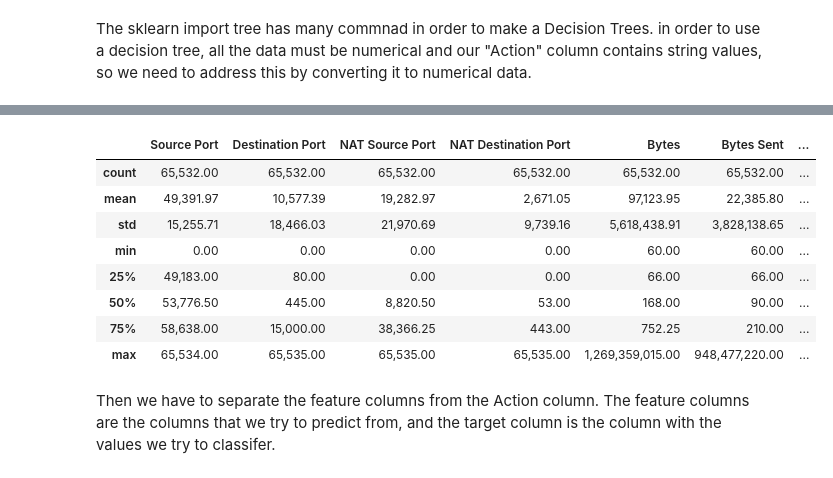
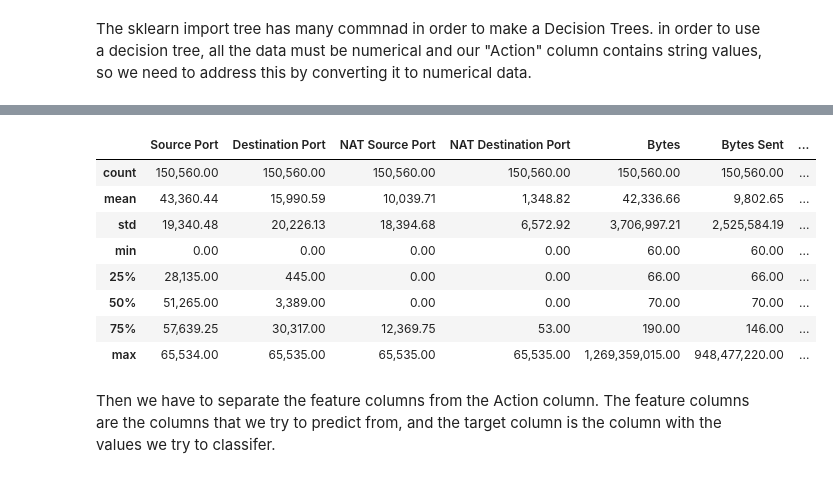
Before and after one commit to FabioTRamos/ML_CA1, a Jupyter notebook: CA1_ML.ipynb, the cells around one changed output, grey strips where cells are left out. Drawn from its saved outputs; the diff is of its cells as text; code cells hidden in the pictures.

```diff
--- a/CA1_ML.ipynb
+++ b/CA1_ML.ipynb
@@ -116,0 +165,10 @@ as I did not identify any missing values or gaps.
+# %%
+X = df.drop(columns=['Action'])
+y = df['Action']
+
+
+ros = RandomOverSampler(random_state=42)
+
+X_resampled, y_resampled = ros.fit_resample(X, y)
+df_resampled = pd.concat([X_resampled, y_resampled], axis=1)
+print("Distribuição após o oversampling:", Counter(y_resampled))
@@ -133,4 +215,4 @@ in order to use a decision tree, all the data must be numerical and our "Action"
 so we need to address this by converting it to numerical data.
 # %%
 d = {'allow': 0, 'deny': 1, 'drop': 2, 'reset-both': 3}
-df['Action'] = df['Action'].map(d)
+df_resampled['Action'] = df_resampled['Action'].map(d)
@@ -137,14 +226,14 @@ df['Action'] = df['Action'].map(d)
 # %%
-df.describe()
+df_resampled.describe()
 # %% [output]
 |  | Source Port | Destination Port | NAT Source Port | NAT Destination Port | Bytes | Bytes Sent | ... |
-| count | 65,532.00 | 65,532.00 | 65,532.00 | 65,532.00 | 65,532.00 | 65,532.00 | ... |
-| mean | 49,391.97 | 10,577.39 | 19,282.97 | 2,671.05 | 97,123.95 | 22,385.80 | ... |
-| std | 15,255.71 | 18,466.03 | 21,970.69 | 9,739.16 | 5,618,438.91 | 3,828,138.65 | ... |
+| count | 150,560.00 | 150,560.00 | 150,560.00 | 150,560.00 | 150,560.00 | 150,560.00 | ... |
+| mean | 43,360.44 | 15,990.59 | 10,039.71 | 1,348.82 | 42,336.66 | 9,802.65 | ... |
+| std | 19,340.48 | 20,226.13 | 18,394.68 | 6,572.92 | 3,706,997.21 | 2,525,584.19 | ... |
 | min | 0.00 | 0.00 | 0.00 | 0.00 | 60.00 | 60.00 | ... |
-| 25% | 49,183.00 | 80.00 | 0.00 | 0.00 | 66.00 | 66.00 | ... |
-| 50% | 53,776.50 | 445.00 | 8,820.50 | 53.00 | 168.00 | 90.00 | ... |
-| 75% | 58,638.00 | 15,000.00 | 38,366.25 | 443.00 | 752.25 | 210.00 | ... |
+| 25% | 28,135.00 | 445.00 | 0.00 | 0.00 | 66.00 | 66.00 | ... |
+| 50% | 51,265.00 | 3,389.00 | 0.00 | 0.00 | 70.00 | 70.00 | ... |
+| 75% | 57,639.25 | 30,317.00 | 12,369.75 | 53.00 | 190.00 | 146.00 | ... |
 | max | 65,534.00 | 65,535.00 | 65,535.00 | 65,535.00 | 1,269,359,015.00 | 948,477,220.00 | ... |
 # %% [markdown]
 Then we have to separate the feature columns from the Action column.
```
Also changed, not shown: parts of 25 cells of this notebook.
